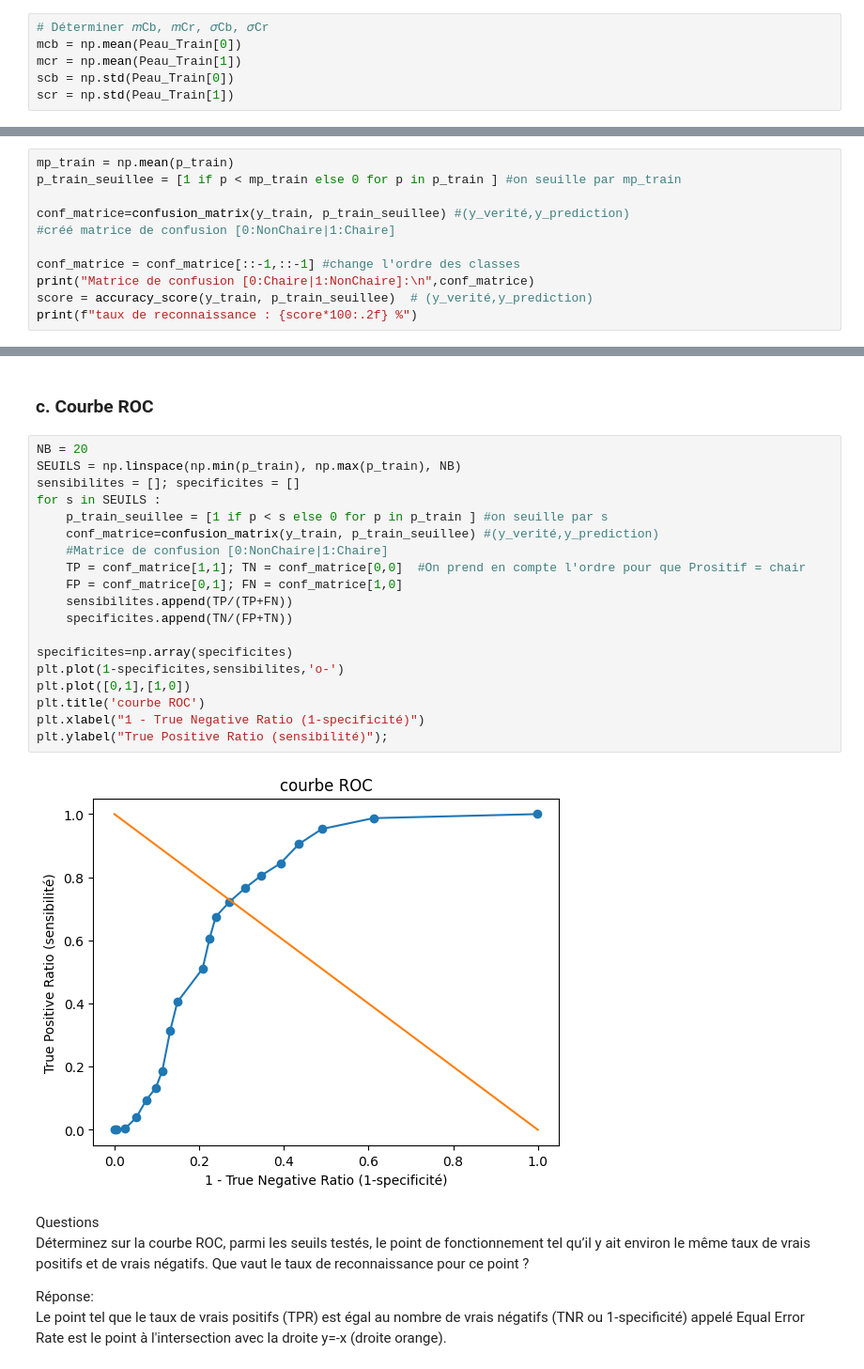
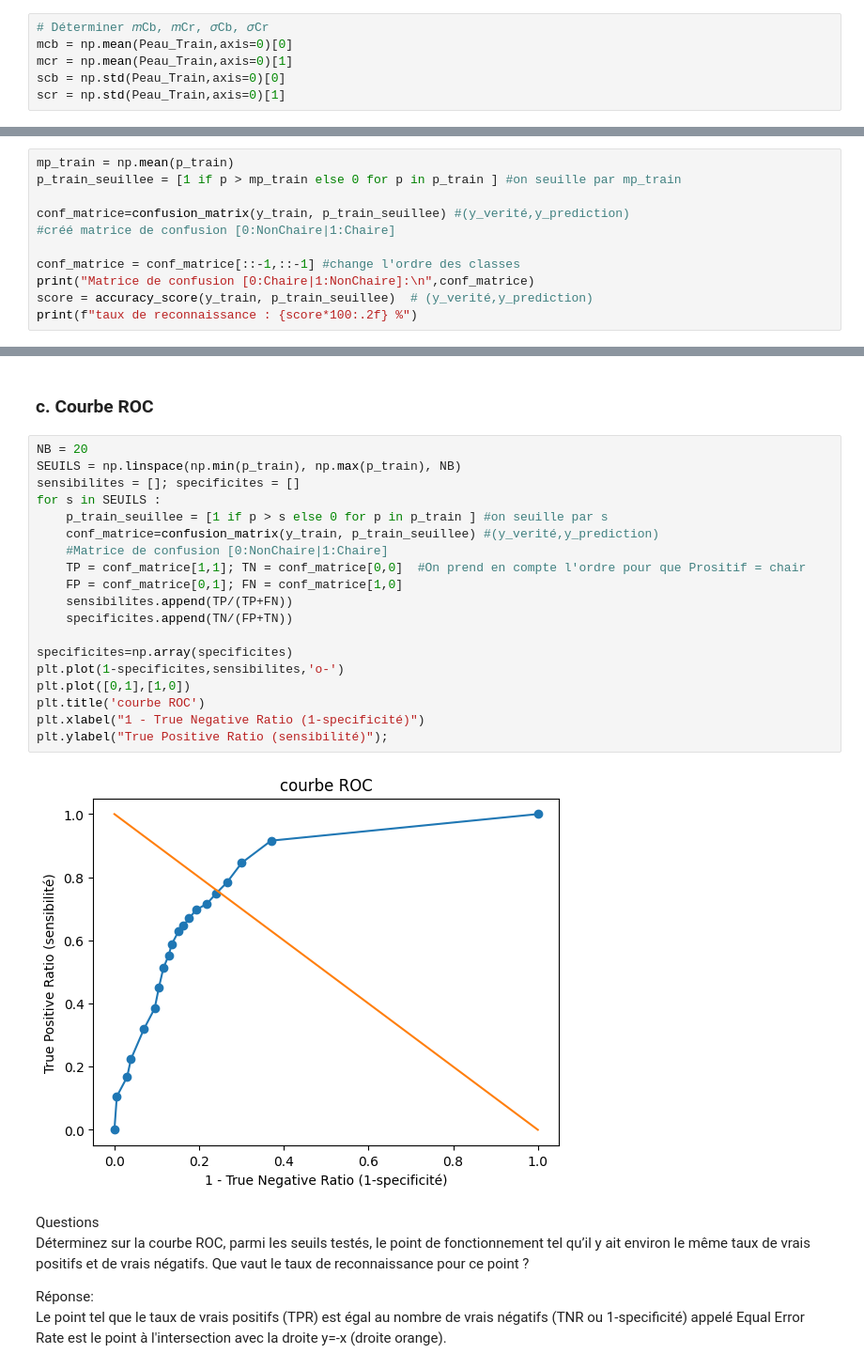
Before and after one commit to floriantholin/Machine-Learning, a Jupyter notebook: TP3/TP3.ipynb, the cells around one changed output, grey strips where cells are left out. Shown at 94% size. Saved outputs shown, nothing was run; the diff lists cells and outputs as text.

```diff
--- a/TP3/TP3.ipynb
+++ b/TP3/TP3.ipynb
@@ -71,10 +73,10 @@ plt.show()
 ### a. Estimation de la vraisemblance des observations des pixels de teinte chaire
 # %%
 # Déterminer 𝑚Cb, 𝑚Cr, 𝜎Cb, 𝜎Cr
-mcb = np.mean(Peau_Train[0])
-mcr = np.mean(Peau_Train[1])
-scb = np.std(Peau_Train[0])
-scr = np.std(Peau_Train[1])
+mcb = np.mean(Peau_Train,axis=0)[0]
+mcr = np.mean(Peau_Train,axis=0)[1]
+scb = np.std(Peau_Train,axis=0)[0]
+scr = np.std(Peau_Train,axis=0)[1]
 # %% [markdown]
 Questions \
 Pourquoi les variables sont-elles indicées par Cb et Cr ? Quelle est la dimension de 𝑚Cb, 𝑚Cr,
@@ -118,7 +113,7 @@ C'est l'hypothèse de l'indépendance de Cb et Cr qui nous  permet  d’estimer
 ### b. Mise en place du classifieur
 # %%
 mp_train = np.mean(p_train)
-p_train_seuillee = [1 if p < mp_train else 0 for p in p_train ] #on seuille par mp_train
+p_train_seuillee = [1 if p > mp_train else 0 for p in p_train ] #on seuille par mp_train
 
 conf_matrice=confusion_matrix(y_train, p_train_seuillee) #(y_verité,y_prediction)
 #créé matrice de confusion [0:NonChaire|1:Chaire]
@@ -168,24 +163,24 @@ taux de bonne reconnaissance (ou précision) (TP/P) = 46.9 %
 # %%
 NB = 20
 SEUILS = np.linspace(np.min(p_train), np.max(p_train), NB)
 sensibilites = []; specificites = []
 for s in SEUILS :
-    p_train_seuillee = [1 if p < s else 0 for p in p_train ] #on seuille par s
+    p_train_seuillee = [1 if p > s else 0 for p in p_train ] #on seuille par s
     conf_matrice=confusion_matrix(y_train, p_train_seuillee) #(y_verité,y_prediction)
     #Matrice de confusion [0:NonChaire|1:Chaire]
     TP = conf_matrice[1,1]; TN = conf_matrice[0,0]  #On prend en compte l'ordre pour que Prositif = chair
     FP = conf_matrice[0,1]; FN = conf_matrice[1,0]
     sensibilites.append(TP/(TP+FN))
     specificites.append(TN/(FP+TN))
 
 specificites=np.array(specificites)
 plt.plot(1-specificites,sensibilites,'o-')
 plt.plot([0,1],[1,0])
 plt.title('courbe ROC')
 plt.xlabel("1 - True Negative Ratio (1-specificité)")
 plt.ylabel("True Positive Ratio (sensibilité)");
 # %% [output]
-[figure, old version]
+[figure, new version]
 # %% [markdown]
 Questions \
 Déterminez sur la courbe ROC, parmi les seuils testés, le point de fonctionnement tel qu’il y ait
```
Also changed, not shown: parts of 15 cells of this notebook.
